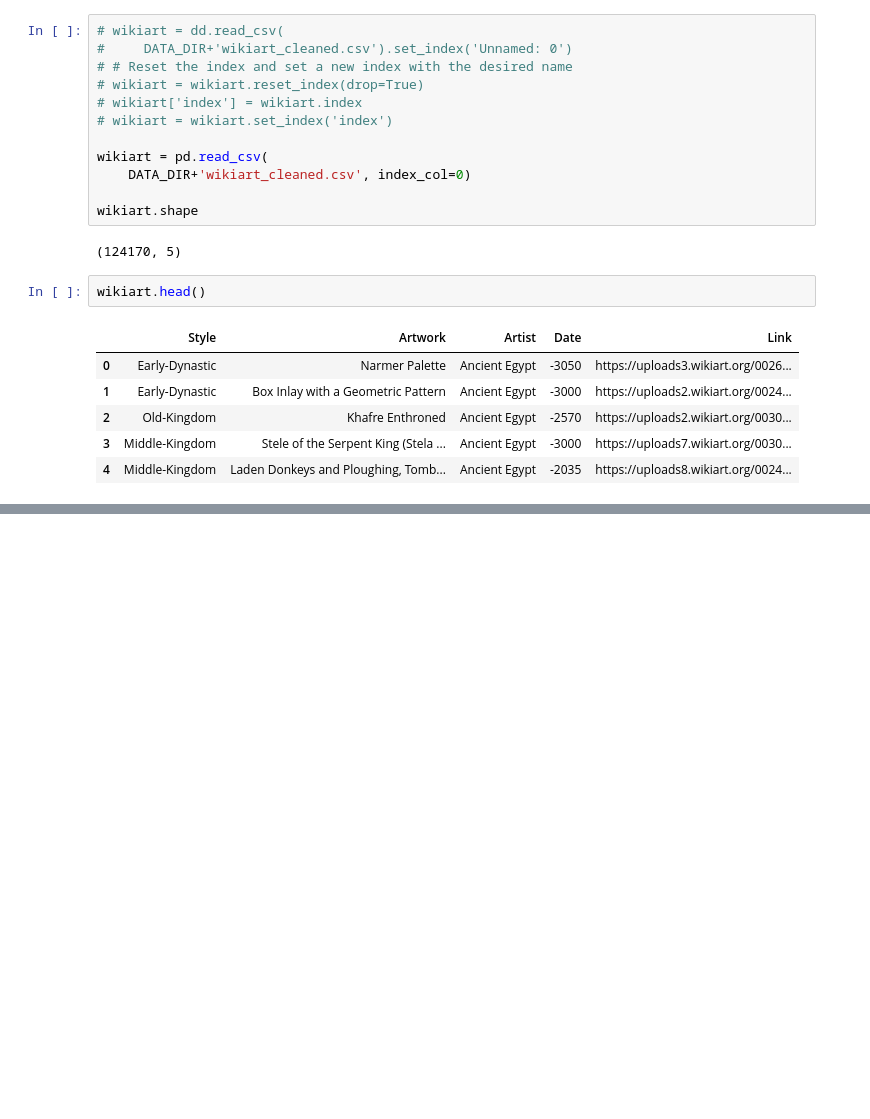
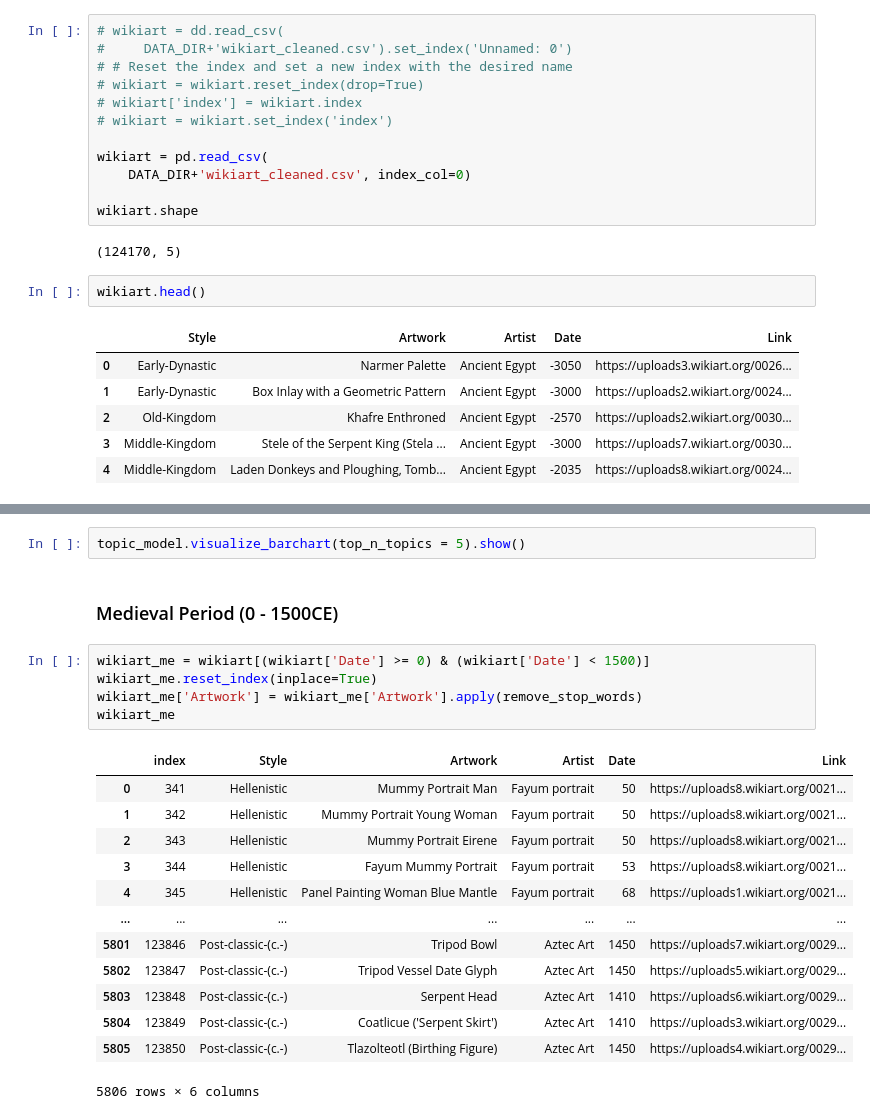
Before and after one commit to annielouu/artwork_evolution_analysis, a Jupyter notebook: wikiart_NLP.ipynb, the cells around one changed output, grey strips where cells are left out. Cells and saved outputs as stored; diff of their text form; blank space fills up the shorter version.

```diff
--- a/wikiart_NLP.ipynb
+++ b/wikiart_NLP.ipynb
@@ -121,0 +233,23 @@ Error:
+# %%
+topic_model.visualize_barchart(top_n_topics = 5).show()
+# %% [markdown]
+### Medieval Period (0 - 1500CE)
+# %%
+wikiart_me = wikiart[(wikiart['Date'] >= 0) & (wikiart['Date'] < 1500)]
+wikiart_me.reset_index(inplace=True)
+wikiart_me['Artwork'] = wikiart_me['Artwork'].apply(remove_stop_words)
+wikiart_me
+# %% [output]
+|  | index | Style | Artwork | Artist | Date | Link |
+| 0 | 341 | Hellenistic | Mummy Portrait Man | Fayum portrait | 50 | https://uploads8.wikiart.org/0021... |
+| 1 | 342 | Hellenistic | Mummy Portrait Young Woman | Fayum portrait | 50 | https://uploads8.wikiart.org/0021... |
+| 2 | 343 | Hellenistic | Mummy Portrait Eirene | Fayum portrait | 50 | https://uploads8.wikiart.org/0021... |
+| 3 | 344 | Hellenistic | Fayum Mummy Portrait | Fayum portrait | 53 | https://uploads8.wikiart.org/0021... |
+| 4 | 345 | Hellenistic | Panel Painting Woman Blue Mantle | Fayum portrait | 68 | https://uploads1.wikiart.org/0021... |
+| ... | ... | ... | ... | ... | ... | ... |
+| 5801 | 123846 | Post-classic-(c.-) | Tripod Bowl | Aztec Art | 1450 | https://uploads7.wikiart.org/0029... |
+| 5802 | 123847 | Post-classic-(c.-) | Tripod Vessel Date Glyph | Aztec Art | 1450 | https://uploads5.wikiart.org/0029... |
+| 5803 | 123848 | Post-classic-(c.-) | Serpent Head | Aztec Art | 1410 | https://uploads6.wikiart.org/0029... |
+| 5804 | 123849 | Post-classic-(c.-) | Coatlicue ('Serpent Skirt') | Aztec Art | 1410 | https://uploads3.wikiart.org/0029... |
+| 5805 | 123850 | Post-classic-(c.-) | Tlazolteotl (Birthing Figure) | Aztec Art | 1450 | https://uploads4.wikiart.org/0029... |
+5806 rows × 6 columns
```
Also changed, not shown: parts of 42 cells of this notebook, 1 other file.
